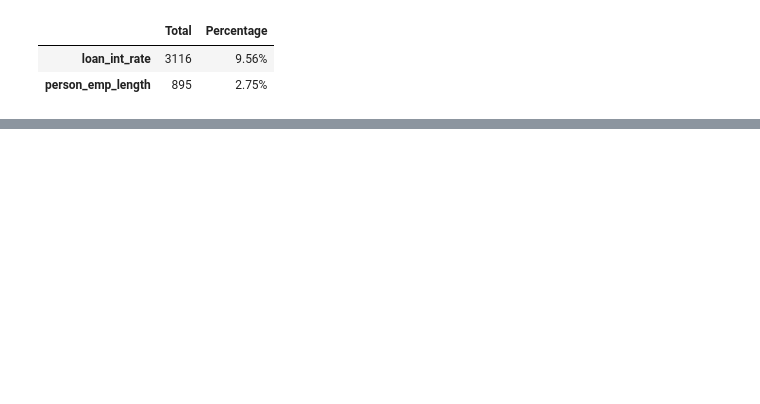
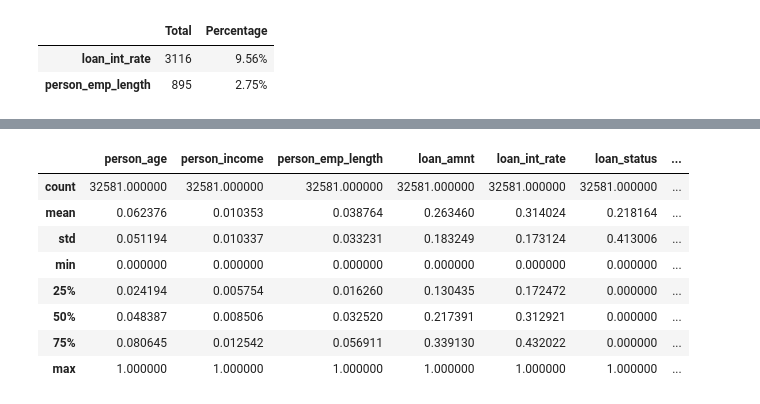
Before and after one commit to chiseanchang0727/kaggle, a Jupyter notebook: credit_risk_prediction/credit_risk_prediction.ipynb, the cells around one changed output, grey strips where cells are left out. Drawn from its saved outputs; the diff is of its cells as text; code cells hidden in the pictures; blank space fills up the shorter version.

Commit message:
deal with missing values and scaling

```diff
--- a/credit_risk_prediction/credit_risk_prediction.ipynb
+++ b/credit_risk_prediction/credit_risk_prediction.ipynb
@@ -116,0 +118,11 @@ missing_value_percentage(data)
+# %%
+def imputation(df, column, strategy):
+    df_copy = df.copy()
+    imputer = SimpleImputer(missing_values=np.nan, strategy=strategy)
+
+    df_copy[[column]] = imputer.fit_transform(df_copy[[column]])
+
+    return df_copy
+# %%
+data = imputation(data, 'loan_int_rate', 'median')
+data = imputation(data, 'person_emp_length', 'median')
@@ -116,0 +141,6 @@ missing_value_percentage(data)
+# %%
+def scaling(df, numerical_features):
+    scaler = MinMaxScaler()
+    df[numerical_features] = scaler.fit_transform(df[numerical_features])
+
+    return df
@@ -116,0 +158,14 @@ missing_value_percentage(data)
+# %%
+data = scaling(data, numerical_features)
+# %%
+data.describe()
+# %% [output]
+|  | person_age | person_income | person_emp_length | loan_amnt | loan_int_rate | loan_status | ... |
+| count | 32581.000000 | 32581.000000 | 32581.000000 | 32581.000000 | 32581.000000 | 32581.000000 | ... |
+| mean | 0.062376 | 0.010353 | 0.038764 | 0.263460 | 0.314024 | 0.218164 | ... |
+| std | 0.051194 | 0.010337 | 0.033231 | 0.183249 | 0.173124 | 0.413006 | ... |
+| min | 0.000000 | 0.000000 | 0.000000 | 0.000000 | 0.000000 | 0.000000 | ... |
+| 25% | 0.024194 | 0.005754 | 0.016260 | 0.130435 | 0.172472 | 0.000000 | ... |
+| 50% | 0.048387 | 0.008506 | 0.032520 | 0.217391 | 0.312921 | 0.000000 | ... |
+| 75% | 0.080645 | 0.012542 | 0.056911 | 0.339130 | 0.432022 | 0.000000 | ... |
+| max | 1.000000 | 1.000000 | 1.000000 | 1.000000 | 1.000000 | 1.000000 | ... |
```
Also changed, not shown: parts of 13 cells of this notebook.
